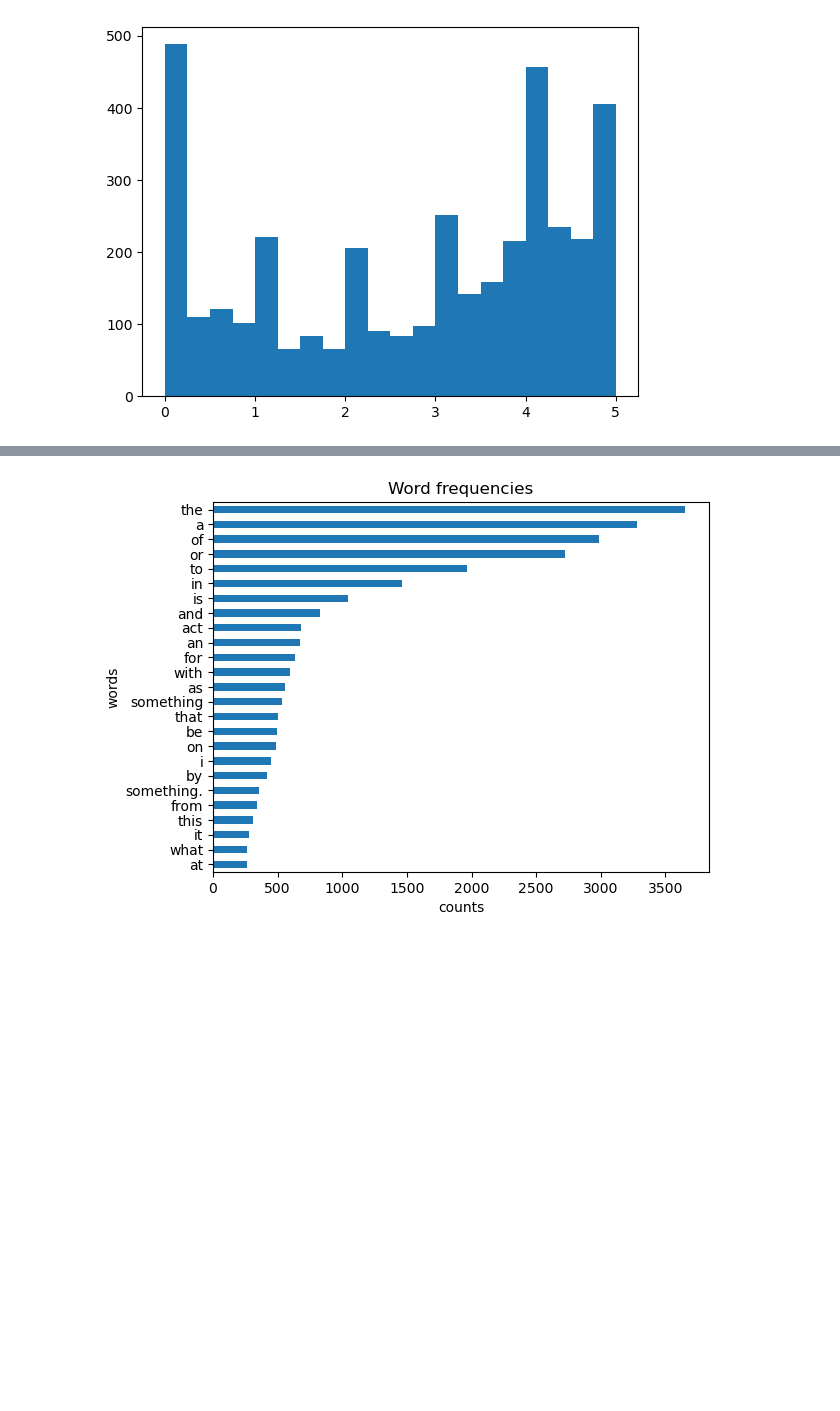
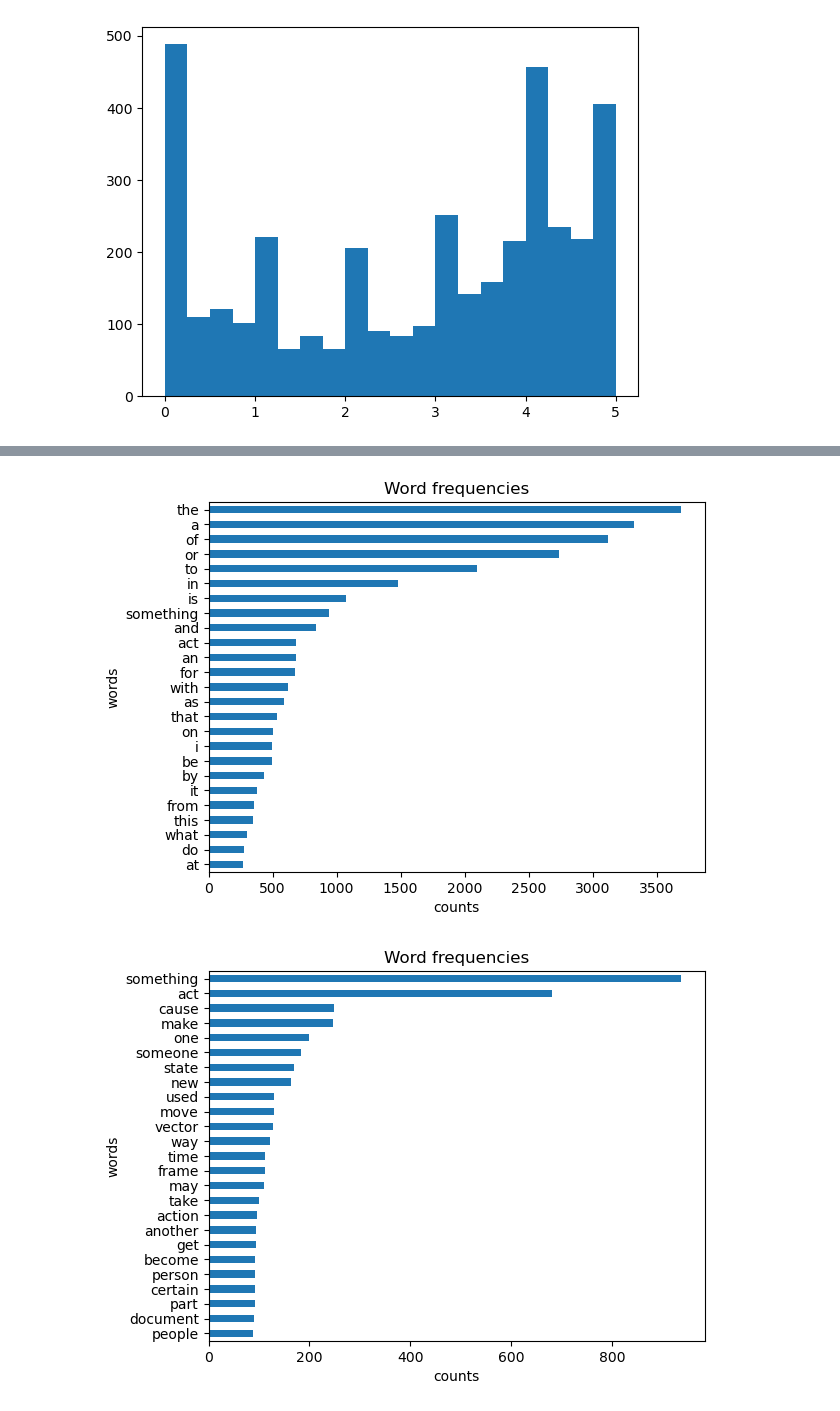
Before and after one commit to nihermann/SemEval-DataAnalytics, a Jupyter notebook: notebooks/basic_analysis.ipynb, the cells around one changed output, grey strips where cells are left out. Drawn from its saved outputs; the diff is of its cells as text; code cells hidden in the pictures; blank space fills up the shorter version.

Commit message:
Added word freq plot without stopwords and removed punktuation

```diff
--- a/notebooks/basic_analysis.ipynb
+++ b/notebooks/basic_analysis.ipynb
@@ -88,13 +87,19 @@ all_sentences = pd.concat([df.sen1, df.sen2]).to_list()
 # %%
 from typing import List
 from collections import Counter
+import nltk
+nltk.download('stopwords')
+nltk.download('punkt')
+from nltk.corpus import stopwords
 
-def plot_top_k_word_freq(sentences: List[str], k: int):
+def plot_top_k_word_freq(sentences: List[str], k: int, remove_stopwords: bool = False):
+    eng_stopwords = stopwords.words("english")
     # count each word
     cnt = Counter()
     for sentence in sentences:
-        for word in sentence.split():
-            cnt[word.lower()] += 1
+        for word in nltk.word_tokenize(sentence):
+            if word.isalpha() and (not remove_stopwords or word.lower() not in eng_stopwords):
+                cnt[word.lower()] += 1
 
     # plot words frequencies
     (
@@ -106,5 +111,8 @@ def plot_top_k_word_freq(sentences: List[str], k: int):
     plt.xlabel("counts")
     plt.show()
 
+all_sentences = pd.concat([df.sen1, df.sen2]).to_list()
+
 plot_top_k_word_freq(all_sentences, k=25)
+plot_top_k_word_freq(all_sentences, k=25, remove_stopwords=True)
 # %% [output]
@@ -111 +124,2 @@ plot_top_k_word_freq(all_sentences, k=25)
-[figure, old version]
+[figure, new version]
+[figure, added]
```
Also changed, not shown: parts of 4 cells of this notebook.
